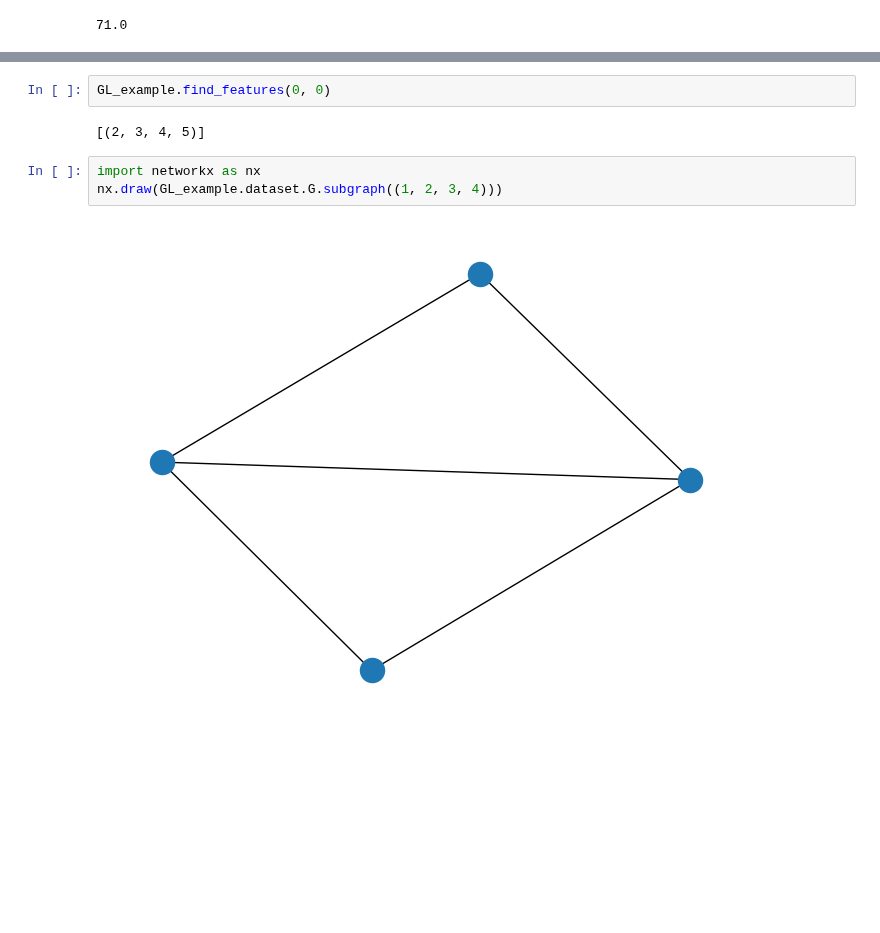
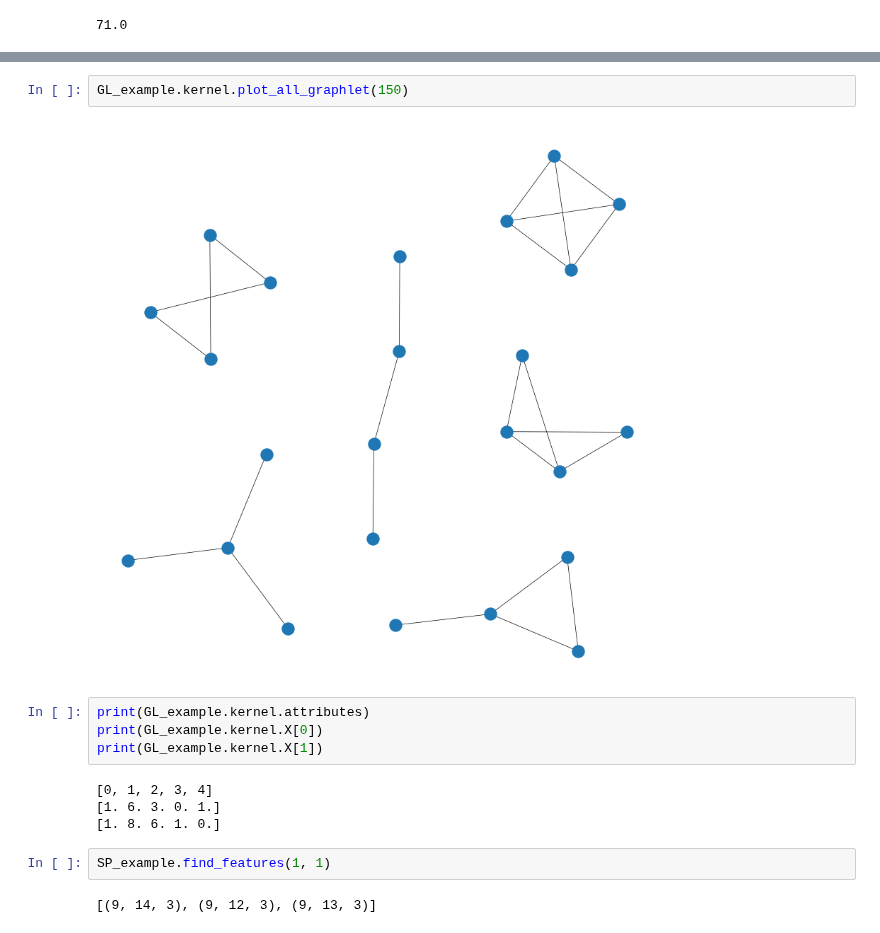
Before and after one commit to congrendai/MSc_Individual_Project, a Jupyter notebook: background.ipynb, the cells around one changed output, grey strips where cells are left out. Saved outputs shown, nothing was run; the diff lists cells and outputs as text; blank space fills up the shorter version.

```diff
--- a/background.ipynb
+++ b/background.ipynb
@@ -71,9 +65,16 @@ VH_example.highlight_features(0, 0)
-# %%
-GL_example.find_features(0, 0)
-# %% [output]
-[(2, 3, 4, 5)]
-# %%
-import networkx as nx
-nx.draw(GL_example.dataset.G.subgraph((1, 2, 3, 4)))
-# %% [output]
-[figure, removed]
+# %%
+GL_example.kernel.plot_all_graphlet(150)
+# %% [output]
+[figure, added]
+# %%
+print(GL_example.kernel.attributes)
+print(GL_example.kernel.X[0])
+print(GL_example.kernel.X[1])
+# %% [output]
+[0, 1, 2, 3, 4]
+[1. 6. 3. 0. 1.]
+[1. 8. 6. 1. 0.]
+# %%
+SP_example.find_features(1, 1)
+# %% [output]
+[(9, 14, 3), (9, 12, 3), (9, 13, 3)]
```
Also changed, not shown: parts of 3 cells of this notebook, 2 other files.
